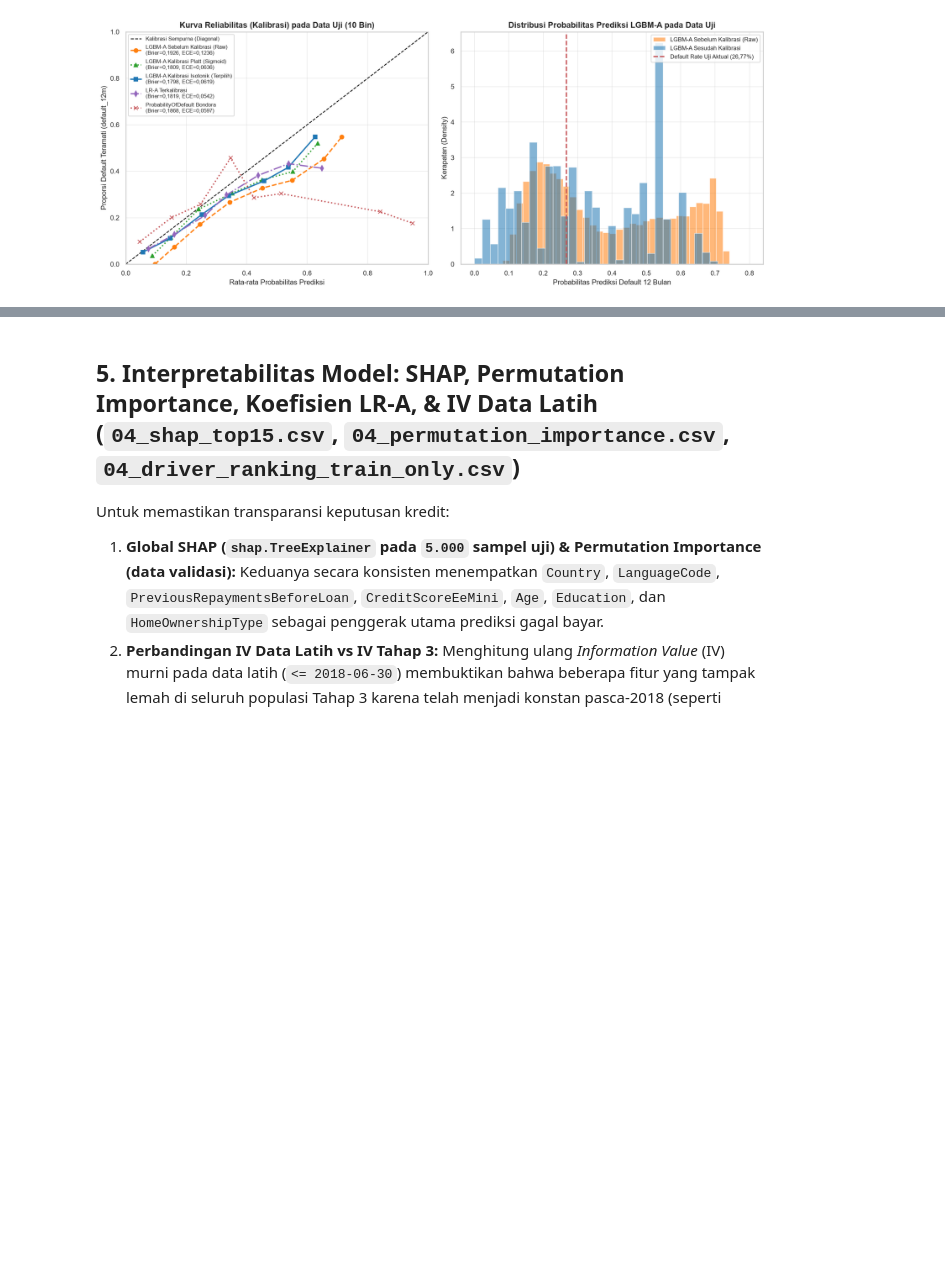
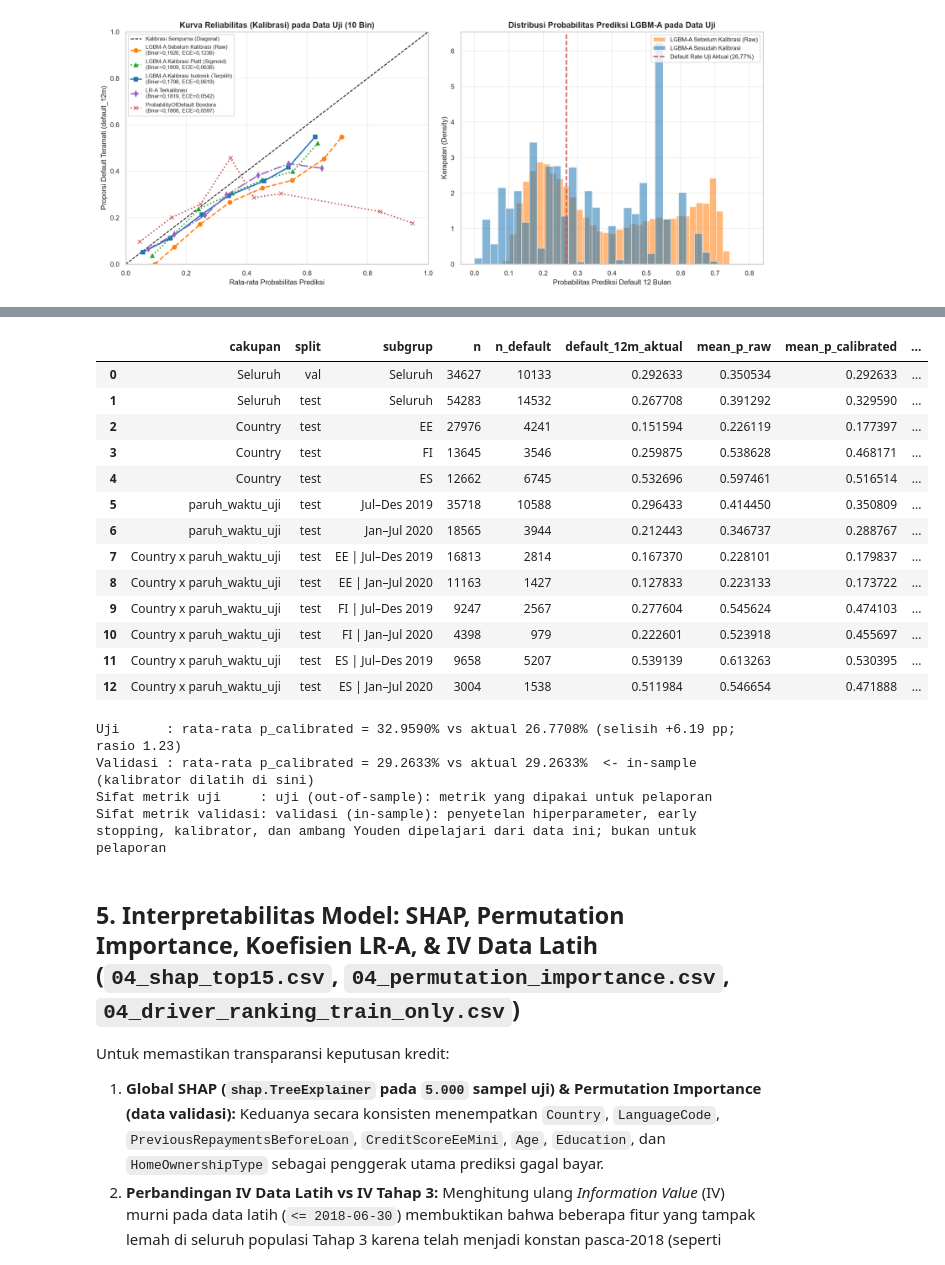
Before and after one commit to B4tra/bondora-analytics, a Jupyter notebook: notebooks/04_predictive_classification.ipynb, the cells around one changed output, grey strips where cells are left out. Drawn from its saved outputs; the diff is of its cells as text; code cells hidden in the pictures; blank space fills up the shorter version.

```diff
--- a/notebooks/04_predictive_classification.ipynb
+++ b/notebooks/04_predictive_classification.ipynb
@@ -249,3 +300,34 @@ display(Image(filename=str(config.FIGURES_DIR / "04_subgroup_performance.png")))
+# %%
+level_df = pd.read_csv(config.TABLES_DIR / "04_level_bias.csv")
+display(level_df.drop(columns=["sifat_metrik"]))
+
+row_test = level_df.loc[(level_df["cakupan"] == "Seluruh") & (level_df["split"] == "test")].iloc[0]
+row_val = level_df.loc[(level_df["cakupan"] == "Seluruh") & (level_df["split"] == "val")].iloc[0]
+print(f"Uji      : rata-rata p_calibrated = {row_test['mean_p_calibrated']:.4%} vs aktual {row_test['default_12m_aktual']:.4%} "
+      f"(selisih {row_test['selisih_cal_minus_aktual_pp']:+.2f} pp; rasio {row_test['rasio_cal_per_aktual']:.2f})")
+print(f"Validasi : rata-rata p_calibrated = {row_val['mean_p_calibrated']:.4%} vs aktual {row_val['default_12m_aktual']:.4%}  <- in-sample (kalibrator dilatih di sini)")
+print("Sifat metrik uji     :", row_test["sifat_metrik"])
+print("Sifat metrik validasi:", row_val["sifat_metrik"])
+assert abs(row_test["mean_p_calibrated"] - 0.32959) < 5e-5 and abs(row_test["default_12m_aktual"] - 0.267708) < 5e-6
+# %% [output]
+|  | cakupan | split | subgrup | n | n_default | default_12m_aktual | mean_p_raw | mean_p_calibrated | ... |
+| 0 | Seluruh | val | Seluruh | 34627 | 10133 | 0.292633 | 0.350534 | 0.292633 | ... |
+| 1 | Seluruh | test | Seluruh | 54283 | 14532 | 0.267708 | 0.391292 | 0.329590 | ... |
+| 2 | Country | test | EE | 27976 | 4241 | 0.151594 | 0.226119 | 0.177397 | ... |
+| 3 | Country | test | FI | 13645 | 3546 | 0.259875 | 0.538628 | 0.468171 | ... |
+| 4 | Country | test | ES | 12662 | 6745 | 0.532696 | 0.597461 | 0.516514 | ... |
+| 5 | paruh_waktu_uji | test | Jul–Des 2019 | 35718 | 10588 | 0.296433 | 0.414450 | 0.350809 | ... |
+| 6 | paruh_waktu_uji | test | Jan–Jul 2020 | 18565 | 3944 | 0.212443 | 0.346737 | 0.288767 | ... |
+| 7 | Country x paruh_waktu_uji | test | EE | Jul–Des 2019 | 16813 | 2814 | 0.167370 | 0.228101 | 0.179837 | ... |
+| 8 | Country x paruh_waktu_uji | test | EE | Jan–Jul 2020 | 11163 | 1427 | 0.127833 | 0.223133 | 0.173722 | ... |
+| 9 | Country x paruh_waktu_uji | test | FI | Jul–Des 2019 | 9247 | 2567 | 0.277604 | 0.545624 | 0.474103 | ... |
+| 10 | Country x paruh_waktu_uji | test | FI | Jan–Jul 2020 | 4398 | 979 | 0.222601 | 0.523918 | 0.455697 | ... |
+| 11 | Country x paruh_waktu_uji | test | ES | Jul–Des 2019 | 9658 | 5207 | 0.539139 | 0.613263 | 0.530395 | ... |
+| 12 | Country x paruh_waktu_uji | test | ES | Jan–Jul 2020 | 3004 | 1538 | 0.511984 | 0.546654 | 0.471888 | ... |
+Uji      : rata-rata p_calibrated = 32.9590% vs aktual 26.7708% (selisih +6.19 pp; rasio 1.23)
+Validasi : rata-rata p_calibrated = 29.2633% vs aktual 29.2633%  <- in-sample (kalibrator dilatih di sini)
+Sifat metrik uji     : uji (out-of-sample): metrik yang dipakai untuk pelaporan
+Sifat metrik validasi: validasi (in-sample): penyetelan hiperparameter, early stopping, kalibrator, dan ambang Youden dipelajari dari data ini; bukan untuk pelaporan
 # %% [markdown]
 ## 5. Interpretabilitas Model: SHAP, Permutation Importance, Koefisien LR-A, & IV Data Latih (`04_shap_top15.csv`, `04_permutation_importance.csv`, `04_driver_ranking_train_only.csv`)
 
```
Also changed, not shown: parts of 7 cells of this notebook, 11 other files.
